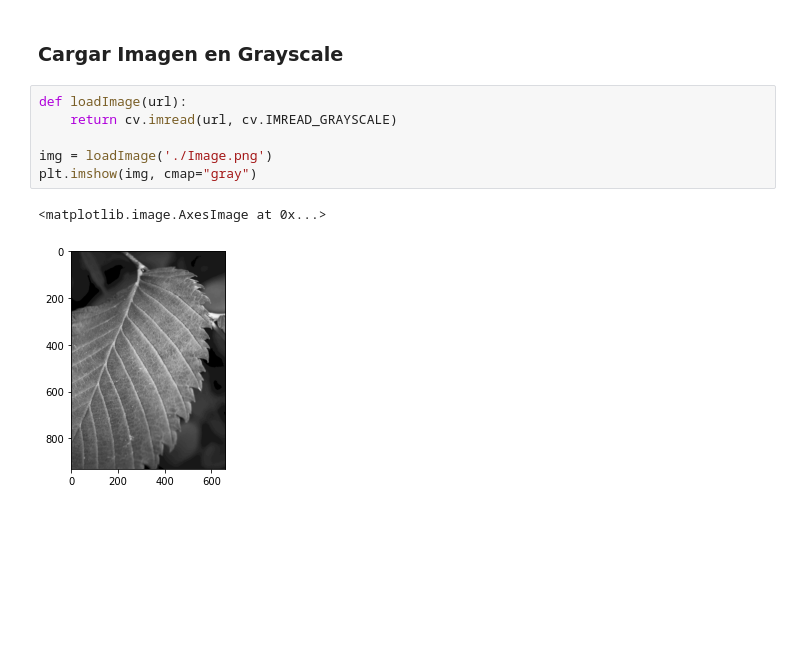
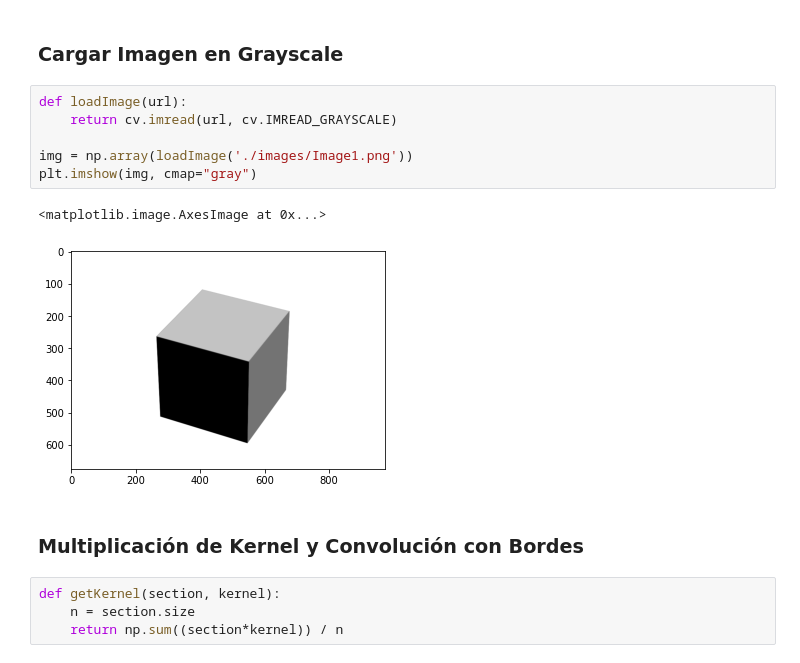
Before and after one commit to JoseNaime/ImageProcessing, a Jupyter notebook: Actividad1.ipynb, the cells around one changed output. Cells and saved outputs as stored; diff of their text form; blank space fills up the shorter version.

```diff
--- a/Actividad1.ipynb
+++ b/Actividad1.ipynb
@@ -9,9 +9,15 @@ import cv2 as cv
 # %%
 def loadImage(url):
     return cv.imread(url, cv.IMREAD_GRAYSCALE)
 
-img = loadImage('./Image.png')
+img = np.array(loadImage('./images/Image1.png'))
 plt.imshow(img, cmap="gray")
 # %% [output]
 <matplotlib.image.AxesImage at 0x...>
-[figure, old version]
+[figure, new version]
+# %% [markdown]
+### Multiplicación de Kernel y Convolución con Bordes
+# %%
+def getKernel(section, kernel):
+    n = section.size
+    return np.sum((section*kernel)) / n
```
Also changed, not shown: parts of 9 cells of this notebook, 4 other files.
